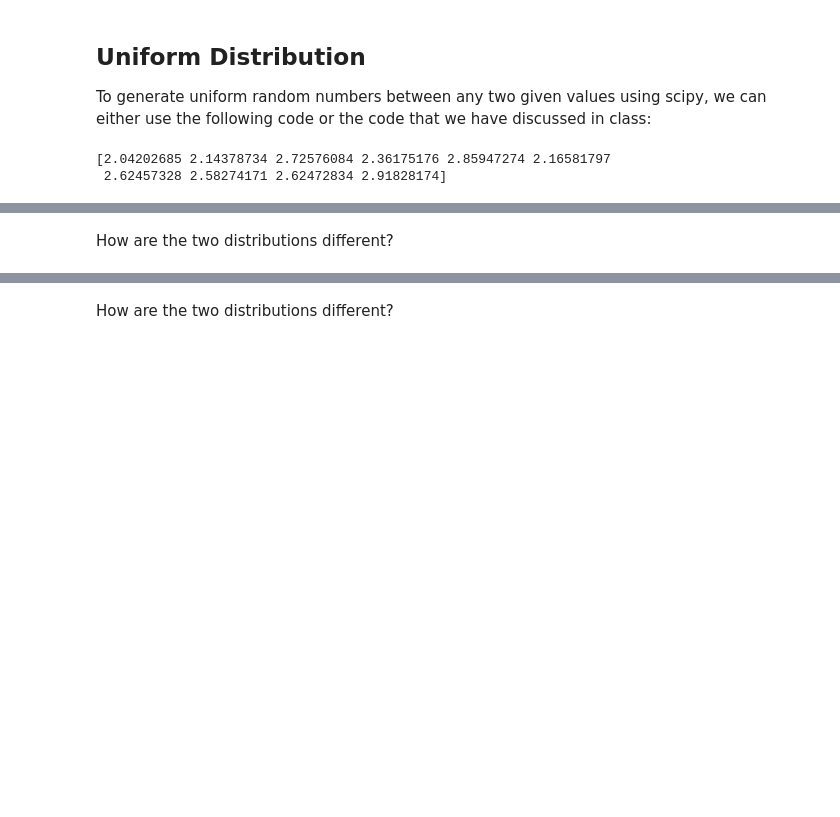
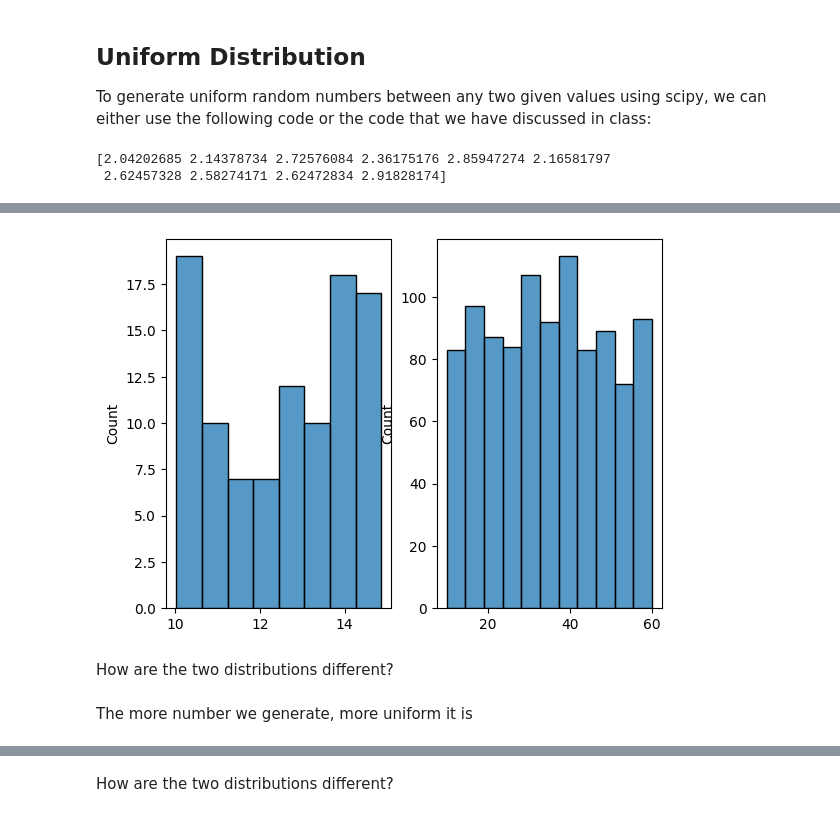
Before and after one commit to Ironhack-Data-Madrid-Octubre-2023/6.1-lab_continuous_probability_distributions, a Jupyter notebook: your-code/main.ipynb, the cells around one changed output, grey strips where cells are left out. Saved outputs shown, nothing was run; the diff lists cells and outputs as text; code cells hidden in the pictures; blank space fills up the shorter version.

```diff
--- a/your-code/main.ipynb
+++ b/your-code/main.ipynb
@@ -51,10 +55,16 @@ Your output should look like below:
 # %%
 def random_unif(bottom, ceiling, count):
 
-    x = uniform.rvs(size=10)
+    x = uniform.rvs(size=count)
     return bottom + (ceiling-bottom)*x
 # %%
-plot_1 = random_unif()
-plot_2 = random_unif()
+plot_1 = random_unif(10, 15, 100)
+plot_2 = random_unif(10, 60, 1000)
+# %%
+fig, ax = plt.subplots(1, 2)
+sn.histplot(plot_1, ax = ax[0])
+sn.histplot(plot_2, ax = ax[1]);
+# %% [output]
+[figure, added]
 # %% [markdown]
 How are the two distributions different?
@@ -63,3 +71,5 @@ How are the two distributions different?
+# %% [markdown]
+The more number we generate, more uniform it is
 # %% [markdown]
 ## Normal Distribution
 
```
Also changed, not shown: parts of 6 cells of this notebook.
